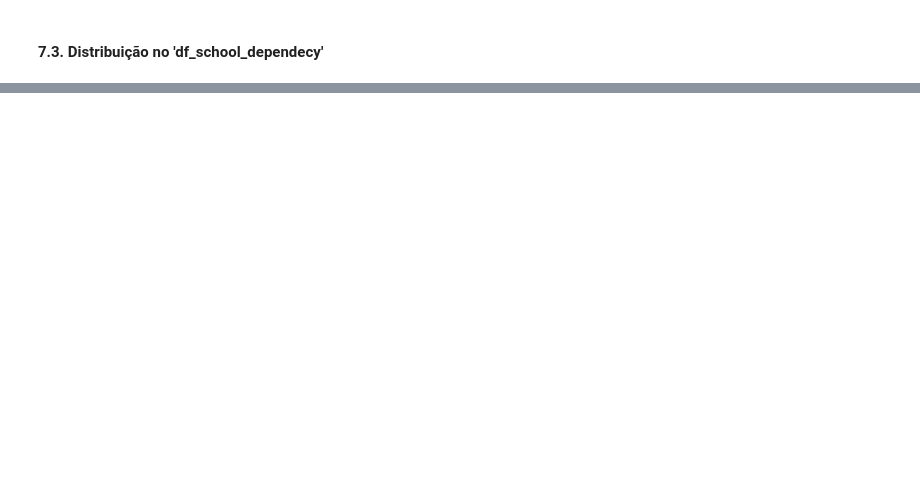
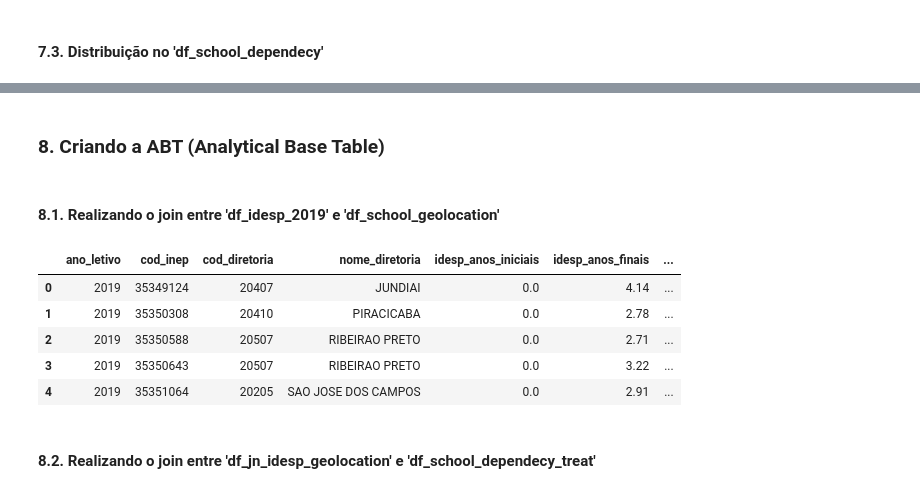
Before and after one commit to Joao-TheCosmosIsInfinite/FIA_TCC, a Jupyter notebook: notebooks/entrega2_Post12_joaoPaulo.ipynb, the cells around one changed output, grey strips where cells are left out. Saved outputs shown, nothing was run; the diff lists cells and outputs as text; code cells hidden in the pictures; blank space fills up the shorter version.

```diff
--- a/notebooks/entrega2_Post12_joaoPaulo.ipynb
+++ b/notebooks/entrega2_Post12_joaoPaulo.ipynb
@@ -1548,2 +1554,47 @@ df_freq_dist.head(5)
 | SITUACAO |  |  |
 | Ativa | 5608 | 100.0 |
+# %% [markdown]
+<a id = 'head3_abt_table'></a>
+<h3>8. Criando a ABT (Analytical Base Table)</h3>
+# %% [markdown]
+<a id = 'head4_jn_idesp_geolocation'></a>
+<h4>8.1. Realizando o join entre 'df_idesp_2019' e 'df_school_geolocation'</h4>
+# %%
+## Criação do dataframe onde esta sendo feito o join entre os dados geograficos da escola e a tabela
+## com as informações de seu idesp
+df_jn_idesp_geolocation = pd.merge(df_idesp_2019, df_school_geolocation,
+                                   left_on = 'CODIGO_CIE',
+                                   right_on = 'COD_ESC',
+                                   how = 'inner')
+
+## Deletar colunas com 'informações duplicadas'
+df_jn_idesp_geolocation = df_jn_idesp_geolocation.drop(columns = ['CODIGO_CIE', 'NomeEscola', 'NomeMunicipio',
+                                                                  'DE'])
+
+## Renomear as colunas
+
+# Dicionario com as colunas
+dct_columns = {'ANO_LETIVO': 'ano_letivo', 'CODIGO_INEP' : 'cod_inep', 'CodigoDiretoria': 'cod_diretoria',
+               'NomeDiretoria': 'nome_diretoria', 'ANOS_INICIAIS': 'idesp_anos_iniciais',
+               'ANOS_FINAIS': 'idesp_anos_finais', 'ENSINO_MÉDIO': 'idesp_ensino_medio',
+               'NOMEDEP': 'nome_rede_ensino', 'MUN': 'nome_municipio', 'DISTR': 'nome_distrito',
+               'COD_ESC': 'cod_escola', 'NOMESC': 'nome_escola', 'SITUACAO': 'situacao_escola',
+               'TIPOESC': 'tipo_escola', 'ENDESC': 'endereco_escola', 'NUMESC': 'numero_end_escola',
+               'COMPLEND': 'complemento_endereco', 'CEP': 'cep_escola', 'BAIESC': 'bairro_escola',
+               'ZONA': 'zona_escola', 'DS_LONGITUDE': 'longitude_escola', 'DS_LATITUDE': 'latitude_escola',
+               'CODVINC': 'cod_escola_vinculadora', 'POSSUI_VINCULADORA': 'escola_possui_vinculadora'}
+
+df_jn_idesp_geolocation = df_jn_idesp_geolocation.rename(columns = dct_columns)
+# %%
+## Verificando os primeiros 5 registros
+df_jn_idesp_geolocation.head(5)
+# %% [output]
+|  | ano_letivo | cod_inep | cod_diretoria | nome_diretoria | idesp_anos_iniciais | idesp_anos_finais | ... |
+| 0 | 2019 | 35349124 | 20407 | JUNDIAI | 0.0 | 4.14 | ... |
+| 1 | 2019 | 35350308 | 20410 | PIRACICABA | 0.0 | 2.78 | ... |
+| 2 | 2019 | 35350588 | 20507 | RIBEIRAO PRETO | 0.0 | 2.71 | ... |
+| 3 | 2019 | 35350643 | 20507 | RIBEIRAO PRETO | 0.0 | 3.22 | ... |
+| 4 | 2019 | 35351064 | 20205 | SAO JOSE DOS CAMPOS | 0.0 | 2.91 | ... |
+# %% [markdown]
+<a id = 'head4_jn_idesp_dependency'></a>
+<h4>8.2. Realizando o join entre 'df_jn_idesp_geolocation' e 'df_school_dependecy_treat'</h4>
```
Also changed, not shown: parts of 36 cells of this notebook.
